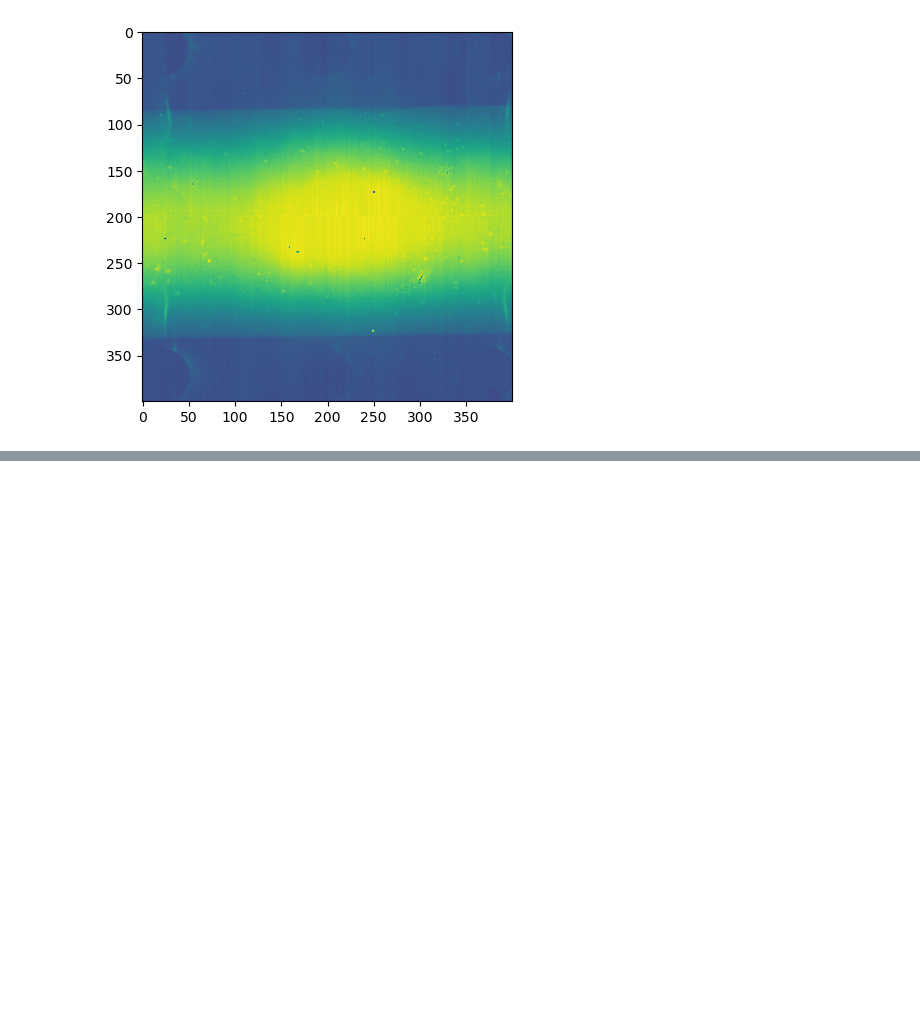
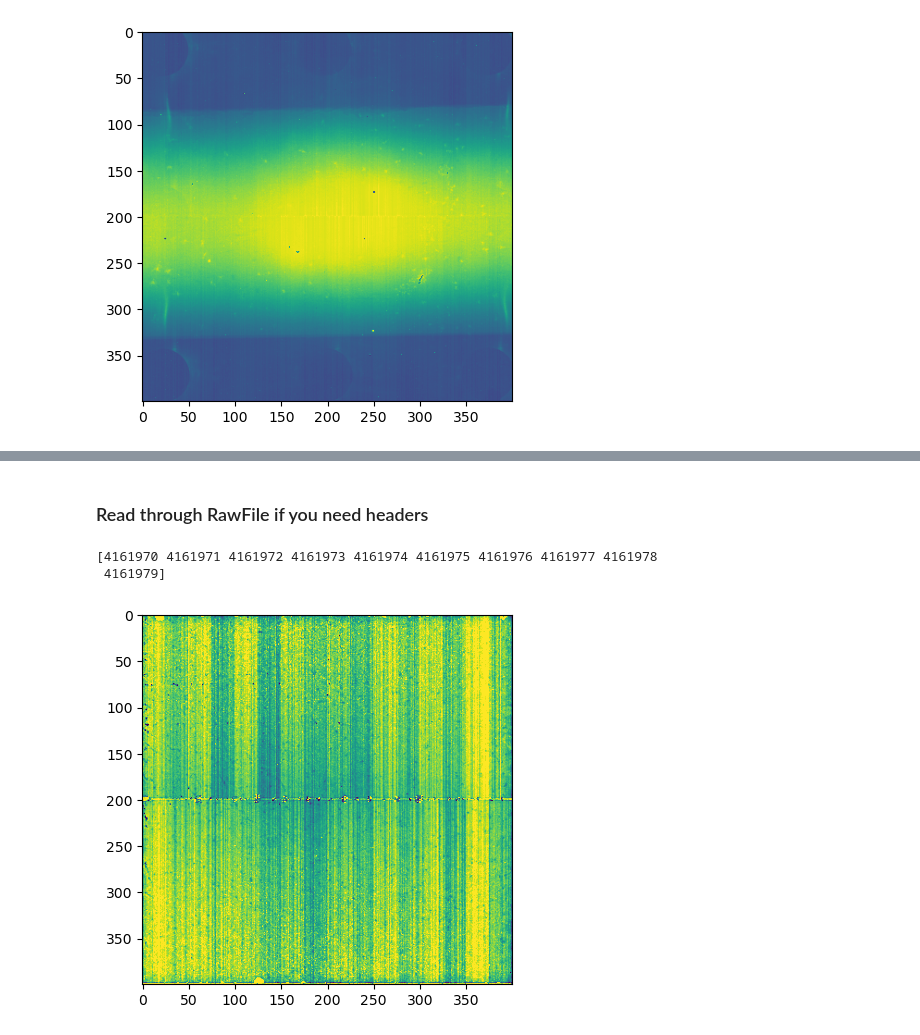
Before and after one commit to slsdetectorgroup/aare-notebooks, a Jupyter notebook: 00-read_moench.ipynb, the cells around one changed output, grey strips where cells are left out. Saved outputs shown, nothing was run; the diff lists cells and outputs as text; code cells hidden in the pictures; blank space fills up the shorter version.

```diff
--- a/00-read_moench.ipynb
+++ b/00-read_moench.ipynb
@@ -161,0 +179,17 @@ Cols: 400
+# %% [markdown]
+### Read through RawFile if you need headers
+# %%
+
+f = RawFile(base/'Moench03veryold/moench03_m039_GaAs2021_LEC_g1_hg_Mo17keV_tint6us_e-90V_Tp15C_master_9.raw')
+
+f.seek(357)
+h, img = f.read_n(10)
+
+fig, ax = plt.subplots()
+im = ax.imshow(img[2])
+im.set_clim(4600,5400)
+print(h['frameNumber'])
+# %% [output]
+[4161970 4161971 4161972 4161973 4161974 4161975 4161976 4161977 4161978
+ 4161979]
+[figure, added]
```
Also changed, not shown: parts of 4 cells of this notebook, 4 other files.
